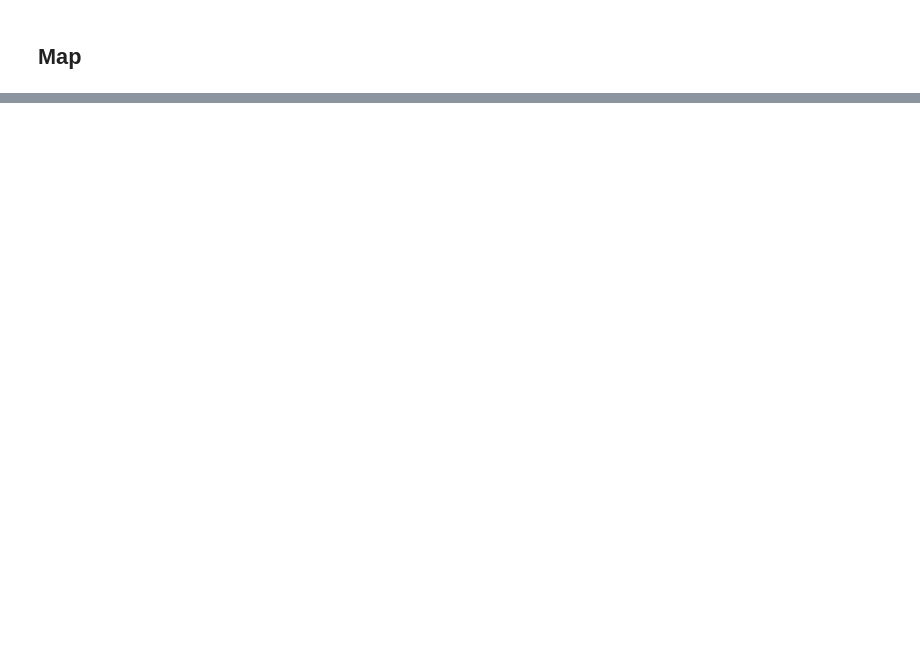
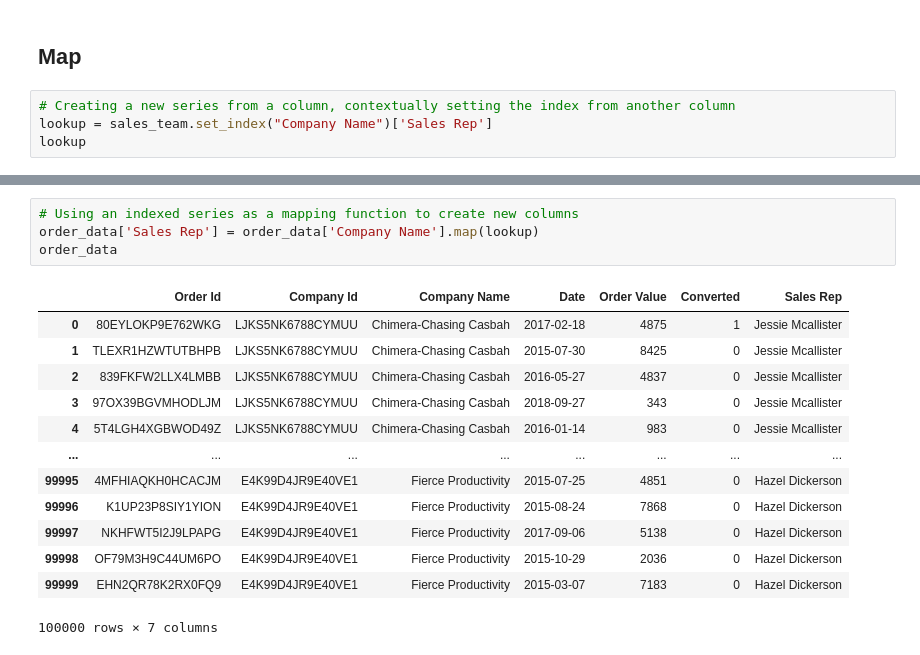
Before and after one commit to RedOx22/real-world-machine-learning, a Jupyter notebook: pandas_advanced_techniques.ipynb, the cells around one changed output, grey strips where cells are left out. Cells and saved outputs as stored; diff of their text form; blank space fills up the shorter version.

```diff
--- a/pandas_advanced_techniques.ipynb
+++ b/pandas_advanced_techniques.ipynb
@@ -819,2 +725,6 @@ pd.merge(
 # %% [markdown]
 ## Map
+# %%
+# Creating a new series from a column, contextually setting the index from another column
+lookup = sales_team.set_index("Company Name")['Sales Rep']
+lookup
@@ -820,0 +745,18 @@ pd.merge(
+# %%
+# Using an indexed series as a mapping function to create new columns
+order_data['Sales Rep'] = order_data['Company Name'].map(lookup)
+order_data
+# %% [output]
+|  | Order Id | Company Id | Company Name | Date | Order Value | Converted | Sales Rep |
+| 0 | 80EYLOKP9E762WKG | LJKS5NK6788CYMUU | Chimera-Chasing Casbah | 2017-02-18 | 4875 | 1 | Jessie Mcallister |
+| 1 | TLEXR1HZWTUTBHPB | LJKS5NK6788CYMUU | Chimera-Chasing Casbah | 2015-07-30 | 8425 | 0 | Jessie Mcallister |
+| 2 | 839FKFW2LLX4LMBB | LJKS5NK6788CYMUU | Chimera-Chasing Casbah | 2016-05-27 | 4837 | 0 | Jessie Mcallister |
+| 3 | 97OX39BGVMHODLJM | LJKS5NK6788CYMUU | Chimera-Chasing Casbah | 2018-09-27 | 343 | 0 | Jessie Mcallister |
+| 4 | 5T4LGH4XGBWOD49Z | LJKS5NK6788CYMUU | Chimera-Chasing Casbah | 2016-01-14 | 983 | 0 | Jessie Mcallister |
+| ... | ... | ... | ... | ... | ... | ... | ... |
+| 99995 | 4MFHIAQKH0HCACJM | E4K99D4JR9E40VE1 | Fierce Productivity | 2015-07-25 | 4851 | 0 | Hazel Dickerson |
+| 99996 | K1UP23P8SIY1YION | E4K99D4JR9E40VE1 | Fierce Productivity | 2015-08-24 | 7868 | 0 | Hazel Dickerson |
+| 99997 | NKHFWT5I2J9LPAPG | E4K99D4JR9E40VE1 | Fierce Productivity | 2017-09-06 | 5138 | 0 | Hazel Dickerson |
+| 99998 | OF79M3H9C44UM6PO | E4K99D4JR9E40VE1 | Fierce Productivity | 2015-10-29 | 2036 | 0 | Hazel Dickerson |
+| 99999 | EHN2QR78K2RX0FQ9 | E4K99D4JR9E40VE1 | Fierce Productivity | 2015-03-07 | 7183 | 0 | Hazel Dickerson |
+100000 rows × 7 columns
```
Also changed, not shown: parts of 9 cells of this notebook.
